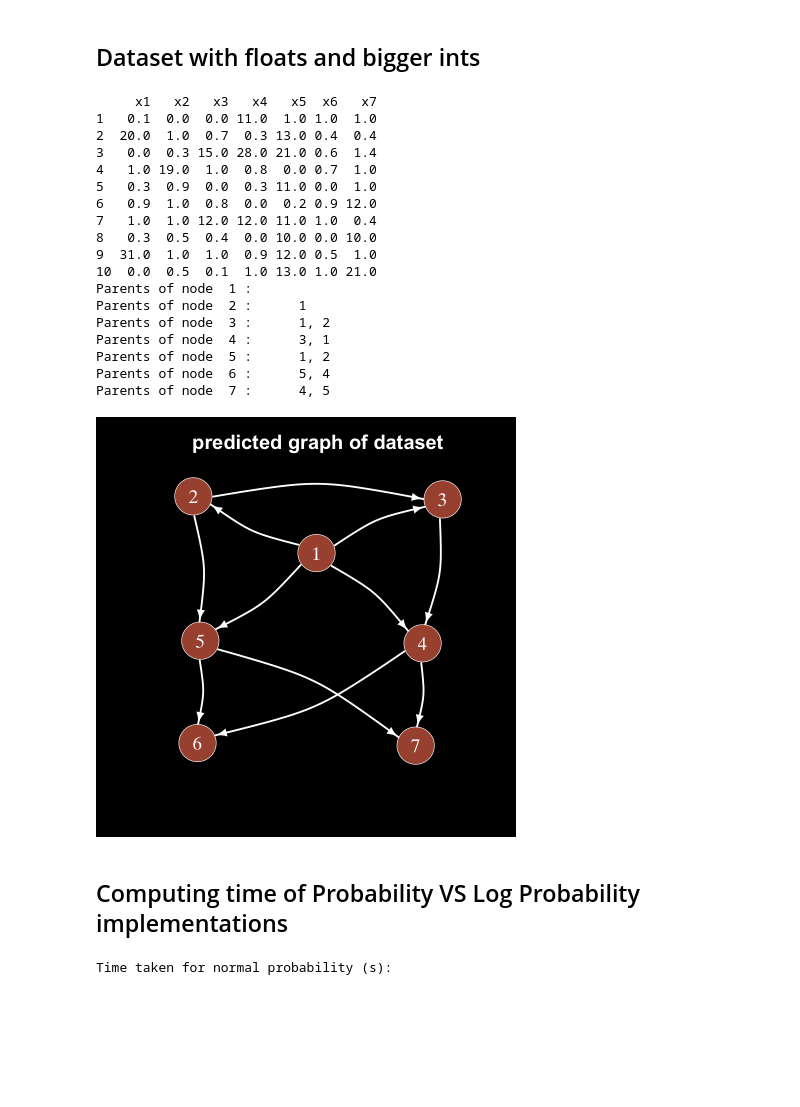
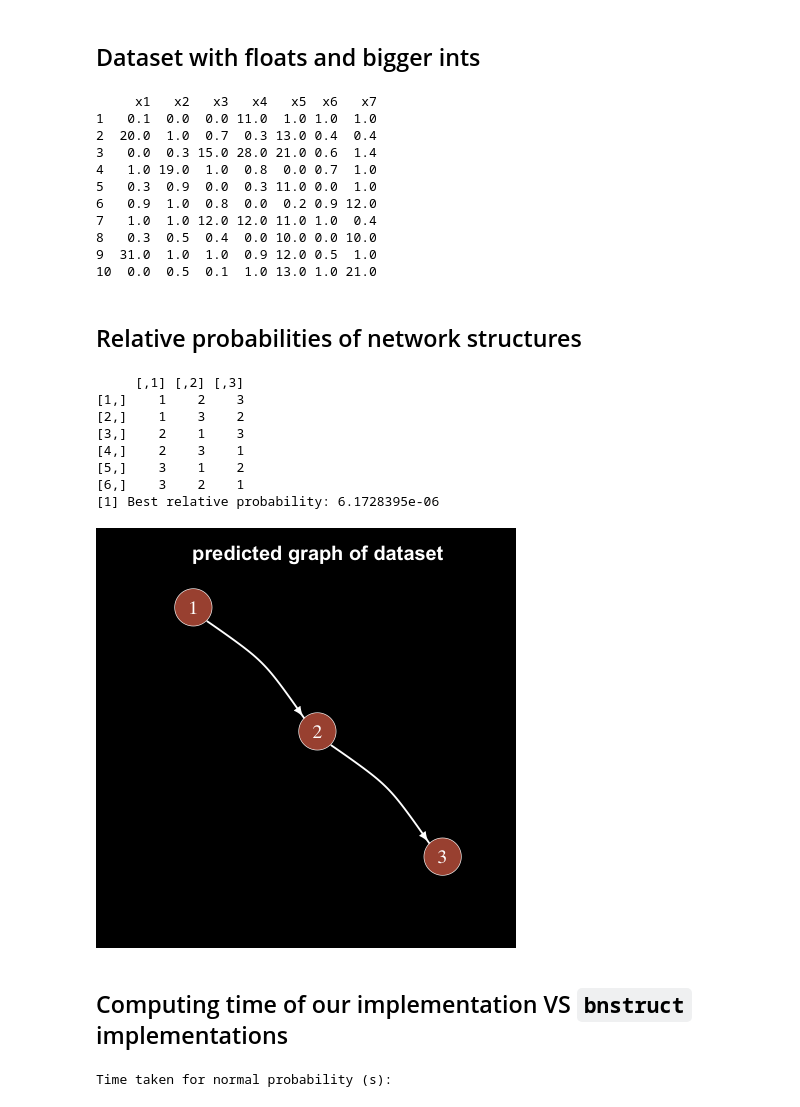
Before and after one commit to ElHuaco/Bayesian-topology, a Jupyter notebook: src/k2.ipynb, the cells around one changed output. Drawn from its saved outputs; the diff is of its cells as text; code cells hidden in the pictures; blank space fills up the shorter version.

Commit message:
Finished arbitrary ordering. plotting broken. Abandonded log optimization.

```diff
--- a/src/k2.ipynb
+++ b/src/k2.ipynb
@@ -104,8 +94,8 @@ x6<- c(1,0.4,0.6,0.7,0,0.9,1,0,0.5,1)
 x7<- c(1,0.4,1.4,1,1,12,0.4,10,1,21)
 D <- data.frame(x1, x2, x3, x4, x5, x6, x7)
 print(D)
-parents <- k2(c(1,2,3,4,5,6,7), 2, D, print_result = TRUE)
-plot_graph(parents)
+results <- k2(c(1,2,3,4,5,6,7), 2, D, print_result = TRUE)
+plot_graph(results[1])
 # %% [output]
      x1   x2   x3   x4   x5  x6   x7
 1   0.1  0.0  0.0 11.0  1.0 1.0  1.0
@@ -118,16 +108,40 @@ plot_graph(parents)
 8   0.3  0.5  0.4  0.0 10.0 0.0 10.0
 9  31.0  1.0  1.0  0.9 12.0 0.5  1.0
 10  0.0  0.5  0.1  1.0 13.0 1.0 21.0
-Parents of node  1 :
-Parents of node  2 :      1
-Parents of node  3 :      1, 2
-Parents of node  4 :      3, 1
-Parents of node  5 :      1, 2
-Parents of node  6 :      5, 4
-Parents of node  7 :      4, 5
-[figure, removed]
+# %% [markdown]
+## Relative probabilities of network structures
+# %%
+# k2 must return also the relative probability
+x1 <- c(1,1,0,1,0,0,1,0,1,0)
+x2 <- c(0,1,0,1,0,1,1,0,1,0)
+x3<- c(0,1,1,1,0,1,1,0,1,0)
+
+D <- data.frame(x1, x2, x3)
+orders <- permutations(3, 3, c(1,2,3))
+print(orders)
+best_prob <- 0.0
+for (i in 1:nrow(orders)){
+    result <- k2(orders[i,], 2, D, print_result = FALSE)
+    prob <- result[[2]]
+    if (prob > best_prob){
+        best_result <- result
+        best_prob <- prob
+    }
+}
+plot_graph(best_result[[1]])
+print(noquote(sprintf("Best relative probability: %.7e", best_result[[2]])))
+# %% [output]
+     [,1] [,2] [,3]
+[1,]    1    2    3
+[2,]    1    3    2
+[3,]    2    1    3
+[4,]    2    3    1
+[5,]    3    1    2
+[6,]    3    2    1
+[1] Best relative probability: 6.1728395e-06
+[figure, new version]
 # %% [markdown]
-## Computing time of Probability VS Log Probability implementations
+## Computing time of our implementation VS ``bnstruct``  implementations
 # %%
 # data
 # %%
```
Also changed, not shown: parts of 8 cells of this notebook, 2 other files.
